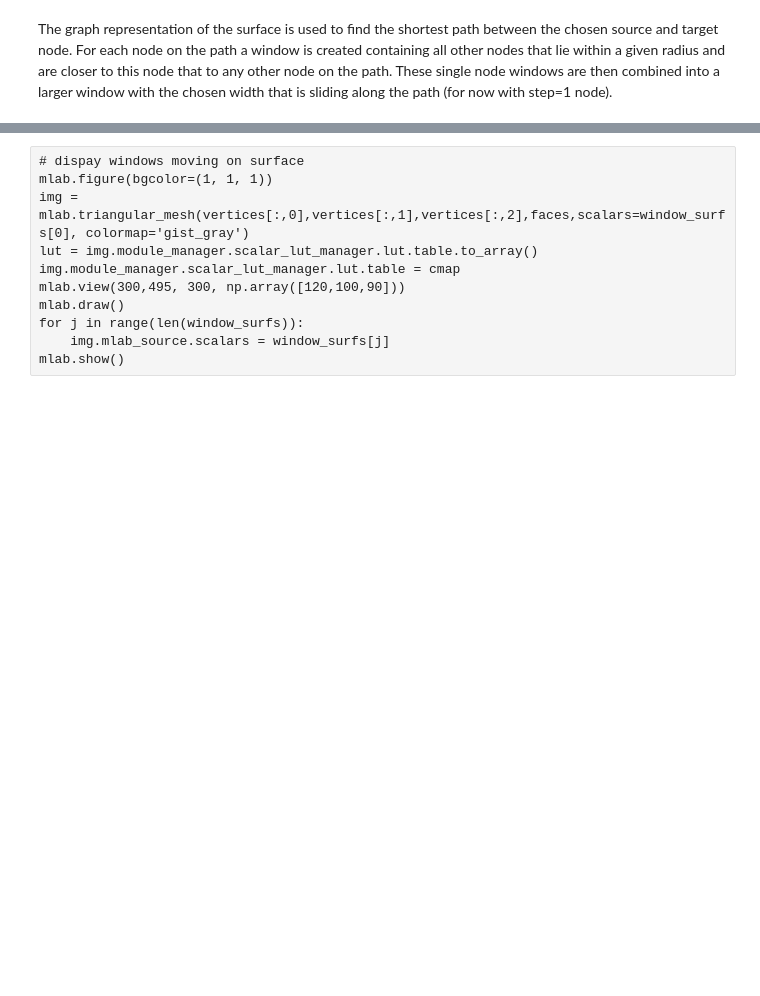
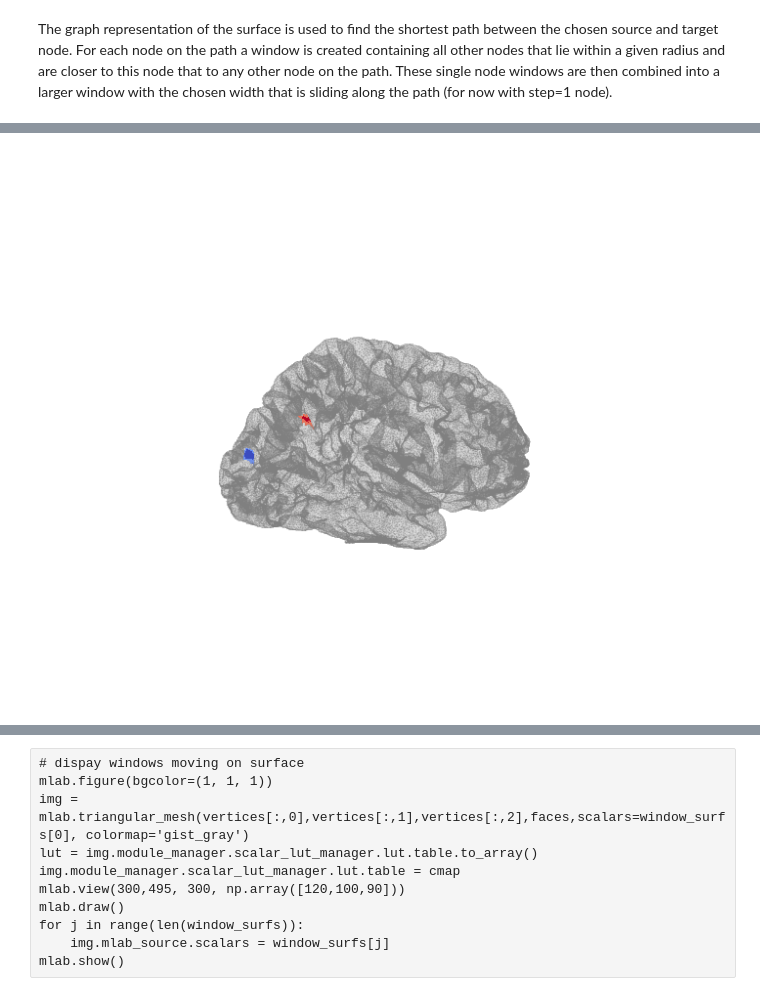
Before and after one commit to juhuntenburg/myelinconnect, a Jupyter notebook: notebooks/path_embedding.ipynb, the cells around one changed output, grey strips where cells are left out. Drawn from its saved outputs; the diff is of its cells as text; code cells hidden in the pictures; blank space fills up the shorter version.

```diff
--- a/notebooks/path_embedding.ipynb
+++ b/notebooks/path_embedding.ipynb
@@ -107,0 +115,11 @@ mlab.show()
+# %%
+source_target = np.zeros_like(embed[:,0])
+source_target[np.where(embed[:,0]-np.min(embed[:,0])<0.005)]=1
+source_target[np.where(np.max(embed[:,0])-embed[:,0]<0.005)]=-1
+# %%
+sns.set_style('white')
+plot=plot_surf_stat_map(vertices, faces, stat_map=source_target,
+                        threshold=0.5, alpha=0.1,
+                        elev=200,azim=20, figsize=(11,10))
+# %% [output]
+[figure, added]
```
Also changed, not shown: parts of 95 cells of this notebook.
